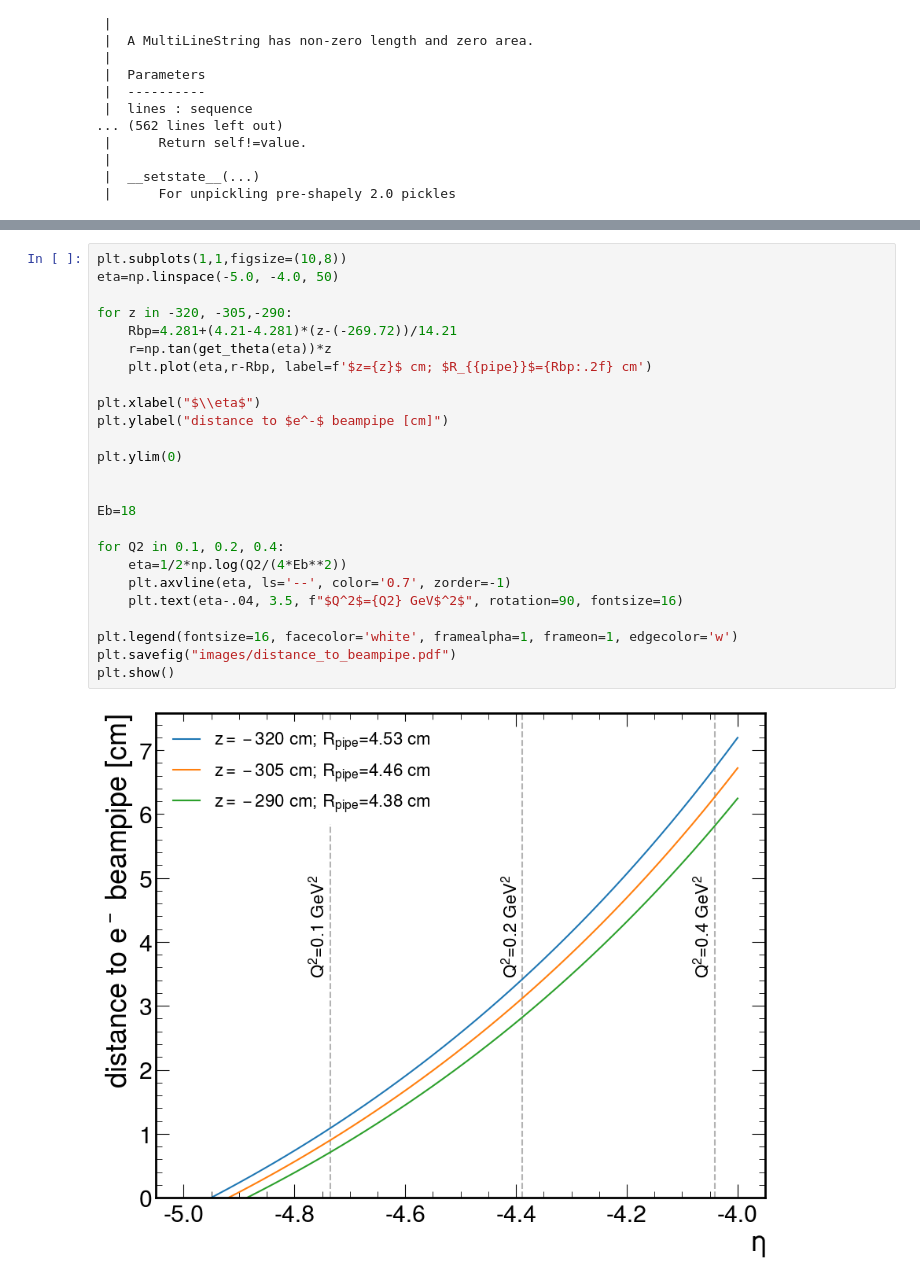
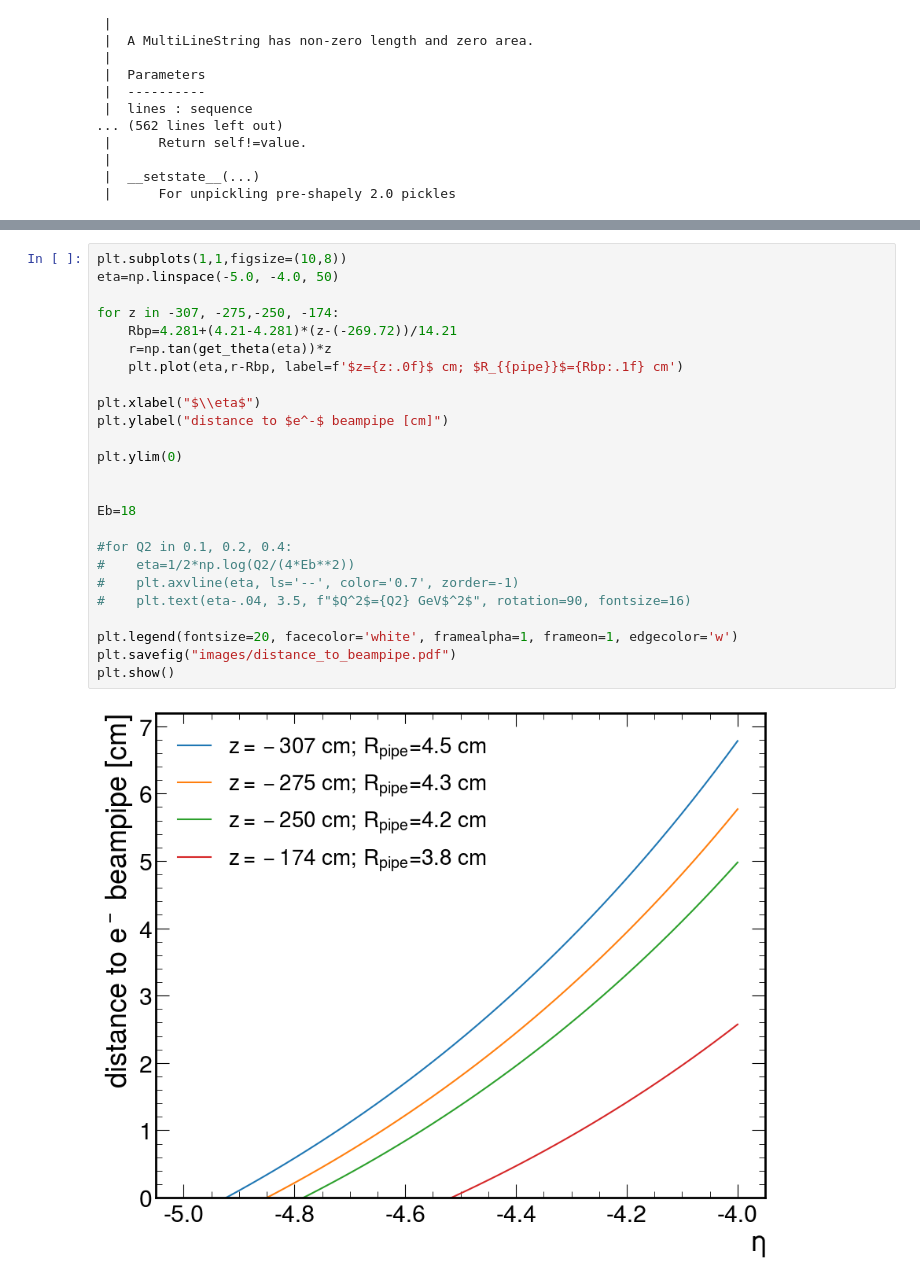
Before and after one commit to sebouh137/backwards_insert, a Jupyter notebook: TransverseStructure.ipynb, the cells around one changed output, grey strips where cells are left out. Saved outputs shown, nothing was run; the diff lists cells and outputs as text.

```diff
--- a/TransverseStructure.ipynb
+++ b/TransverseStructure.ipynb
@@ -386,30 +341,30 @@ plt.ylim(-20, 20)
 # %%
 plt.subplots(1,1,figsize=(10,8))
 eta=np.linspace(-5.0, -4.0, 50)
 
-for z in -320, -305,-290:
+for z in -307, -275,-250, -174:
     Rbp=4.281+(4.21-4.281)*(z-(-269.72))/14.21
     r=np.tan(get_theta(eta))*z
-    plt.plot(eta,r-Rbp, label=f'$z={z}$ cm; $R_{{pipe}}$={Rbp:.2f} cm')
+    plt.plot(eta,r-Rbp, label=f'$z={z:.0f}$ cm; $R_{{pipe}}$={Rbp:.1f} cm')
 
 plt.xlabel("$\\eta$")
 plt.ylabel("distance to $e^-$ beampipe [cm]")
 
 plt.ylim(0)
 
 
 Eb=18
 
-for Q2 in 0.1, 0.2, 0.4:
-    eta=1/2*np.log(Q2/(4*Eb**2))
-    plt.axvline(eta, ls='--', color='0.7', zorder=-1)
-    plt.text(eta-.04, 3.5, f"$Q^2$={Q2} GeV$^2$", rotation=90, fontsize=16)
+#for Q2 in 0.1, 0.2, 0.4:
+#    eta=1/2*np.log(Q2/(4*Eb**2))
+#    plt.axvline(eta, ls='--', color='0.7', zorder=-1)
+#    plt.text(eta-.04, 3.5, f"$Q^2$={Q2} GeV$^2$", rotation=90, fontsize=16)
 
-plt.legend(fontsize=16, facecolor='white', framealpha=1, frameon=1, edgecolor='w')
+plt.legend(fontsize=20, facecolor='white', framealpha=1, frameon=1, edgecolor='w')
 plt.savefig("images/distance_to_beampipe.pdf")
 plt.show()
 # %% [output]
-[figure, old version]
+[figure, new version]
 # %%
 for z in -270, -400:
     R1a=4.281+(4.21-4.281)*(z-(-269.72))/14.21
```
Also changed, not shown: parts of 6 cells of this notebook, 6 other files.
